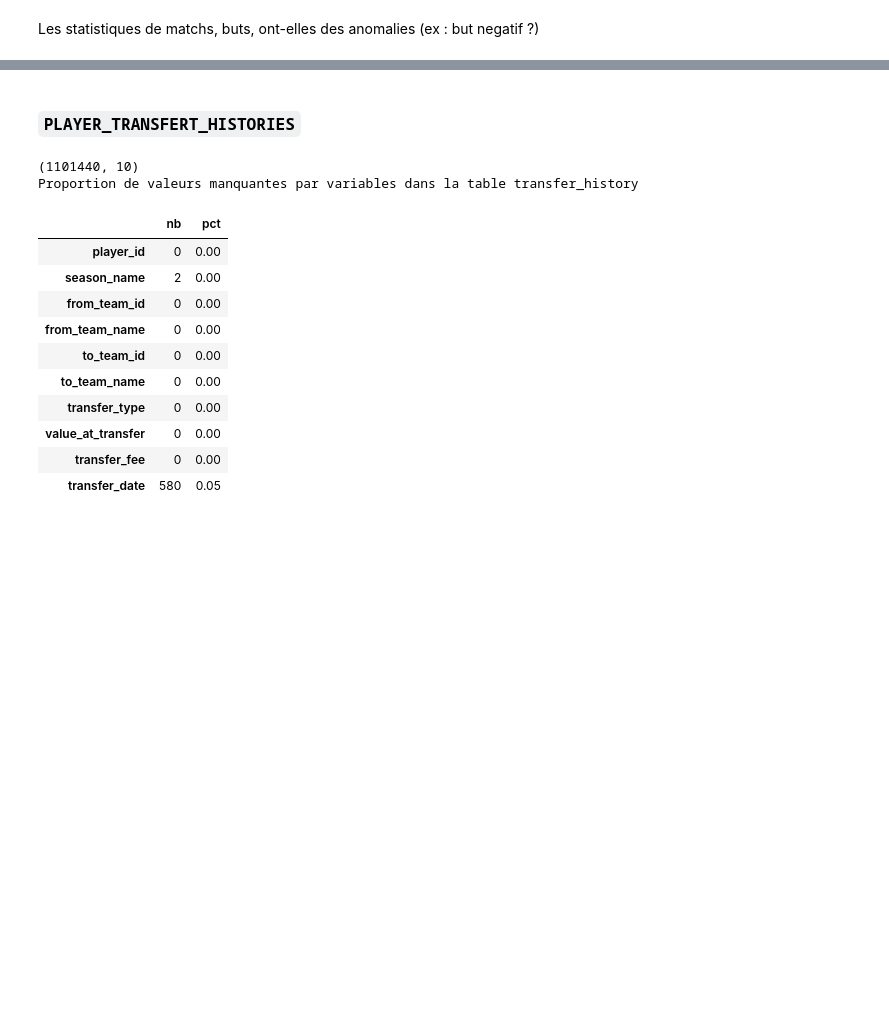
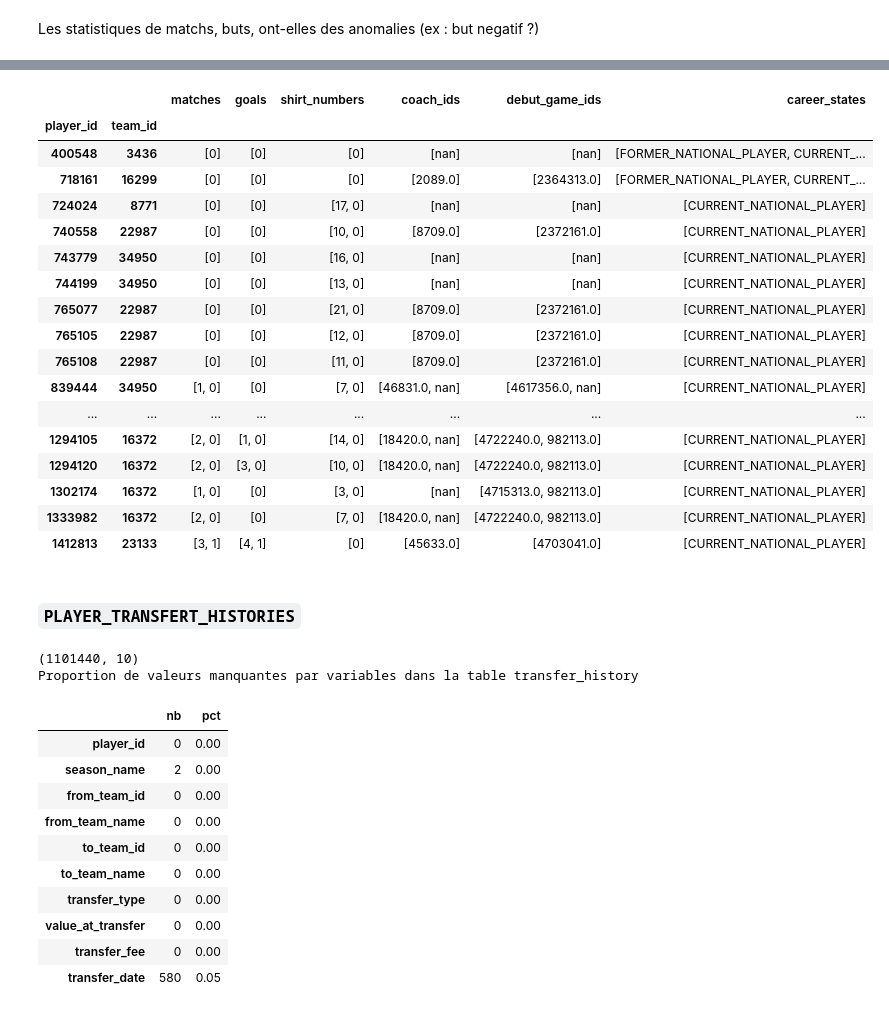
Before and after one commit to Charlesptrd/football-key-person-insurance, a Jupyter notebook: notebooks/01_database.ipynb, the cells around one changed output, grey strips where cells are left out. Cells and saved outputs as stored; diff of their text form; code cells hidden in the pictures; blank space fills up the shorter version.

```diff
--- a/notebooks/01_database.ipynb
+++ b/notebooks/01_database.ipynb
@@ -1388,3 +1807,40 @@ max      223.000000    141.000000
+# %%
+nat_perf = tables["player_national_performances"]
+cles = ["player_id", "team_id"]
+
+paires = nat_perf.loc[
+    nat_perf.duplicated(cles, keep=False)
+].copy()
+
+resume_detail = paires.groupby(cles, dropna=False).agg(
+    matches=("matches", lambda s: list(pd.unique(s))),
+    goals=("goals", lambda s: list(pd.unique(s))),
+    shirt_numbers=("shirt_number", lambda s: list(pd.unique(s))),
+    coach_ids=("coach_id", lambda s: list(pd.unique(s))),
+    debut_game_ids=("debut_game_id", lambda s: list(pd.unique(s))),
+    career_states=("career_state", lambda s: list(pd.unique(s))),
+)
+
+display(resume_detail)
+# %% [output]
+|  |  | matches | goals | shirt_numbers | coach_ids | debut_game_ids | career_states |
+| player_id | team_id |  |  |  |  |  |  |
+| 400548 | 3436 | [0] | [0] | [0] | [nan] | [nan] | [FORMER_NATIONAL_PLAYER, CURRENT_... |
+| 718161 | 16299 | [0] | [0] | [0] | [2089.0] | [2364313.0] | [FORMER_NATIONAL_PLAYER, CURRENT_... |
+| 724024 | 8771 | [0] | [0] | [17, 0] | [nan] | [nan] | [CURRENT_NATIONAL_PLAYER] |
+| 740558 | 22987 | [0] | [0] | [10, 0] | [8709.0] | [2372161.0] | [CURRENT_NATIONAL_PLAYER] |
+| 743779 | 34950 | [0] | [0] | [16, 0] | [nan] | [nan] | [CURRENT_NATIONAL_PLAYER] |
+| 744199 | 34950 | [0] | [0] | [13, 0] | [nan] | [nan] | [CURRENT_NATIONAL_PLAYER] |
+| 765077 | 22987 | [0] | [0] | [21, 0] | [8709.0] | [2372161.0] | [CURRENT_NATIONAL_PLAYER] |
+| 765105 | 22987 | [0] | [0] | [12, 0] | [8709.0] | [2372161.0] | [CURRENT_NATIONAL_PLAYER] |
+| 765108 | 22987 | [0] | [0] | [11, 0] | [8709.0] | [2372161.0] | [CURRENT_NATIONAL_PLAYER] |
+| 839444 | 34950 | [1, 0] | [0] | [7, 0] | [46831.0, nan] | [4617356.0, nan] | [CURRENT_NATIONAL_PLAYER] |
+| ... | ... | ... | ... | ... | ... | ... | ... |
+| 1294105 | 16372 | [2, 0] | [1, 0] | [14, 0] | [18420.0, nan] | [4722240.0, 982113.0] | [CURRENT_NATIONAL_PLAYER] |
+| 1294120 | 16372 | [2, 0] | [3, 0] | [10, 0] | [18420.0, nan] | [4722240.0, 982113.0] | [CURRENT_NATIONAL_PLAYER] |
+| 1302174 | 16372 | [1, 0] | [0] | [3, 0] | [nan] | [4715313.0, 982113.0] | [CURRENT_NATIONAL_PLAYER] |
+| 1333982 | 16372 | [2, 0] | [0] | [7, 0] | [18420.0, nan] | [4722240.0, 982113.0] | [CURRENT_NATIONAL_PLAYER] |
+| 1412813 | 23133 | [3, 1] | [4, 1] | [0] | [45633.0] | [4703041.0] | [CURRENT_NATIONAL_PLAYER] |
 # %% [markdown]
 ### `PLAYER_TRANSFERT_HISTORIES`
 # %%
```
Also changed, not shown: parts of 18 cells of this notebook.
